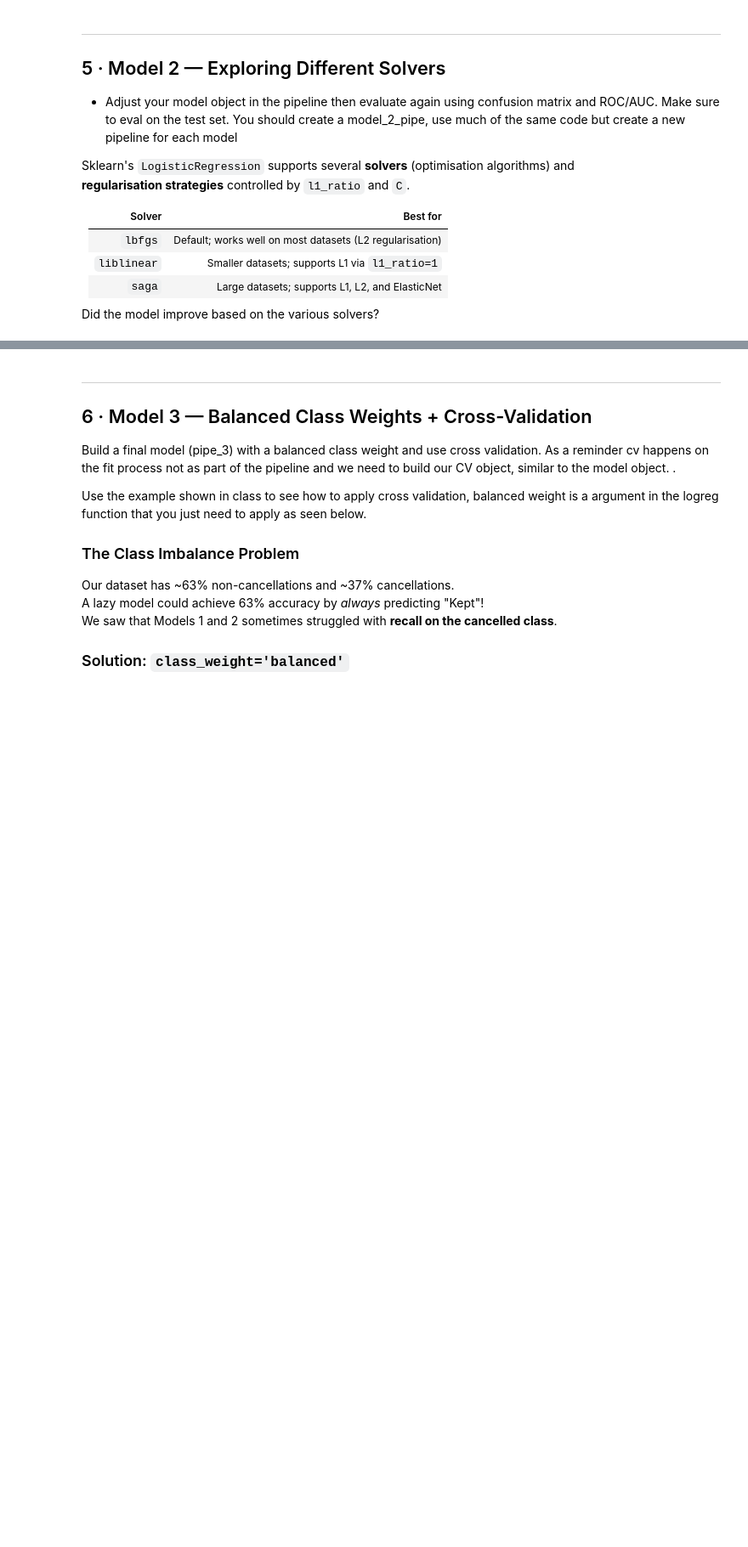
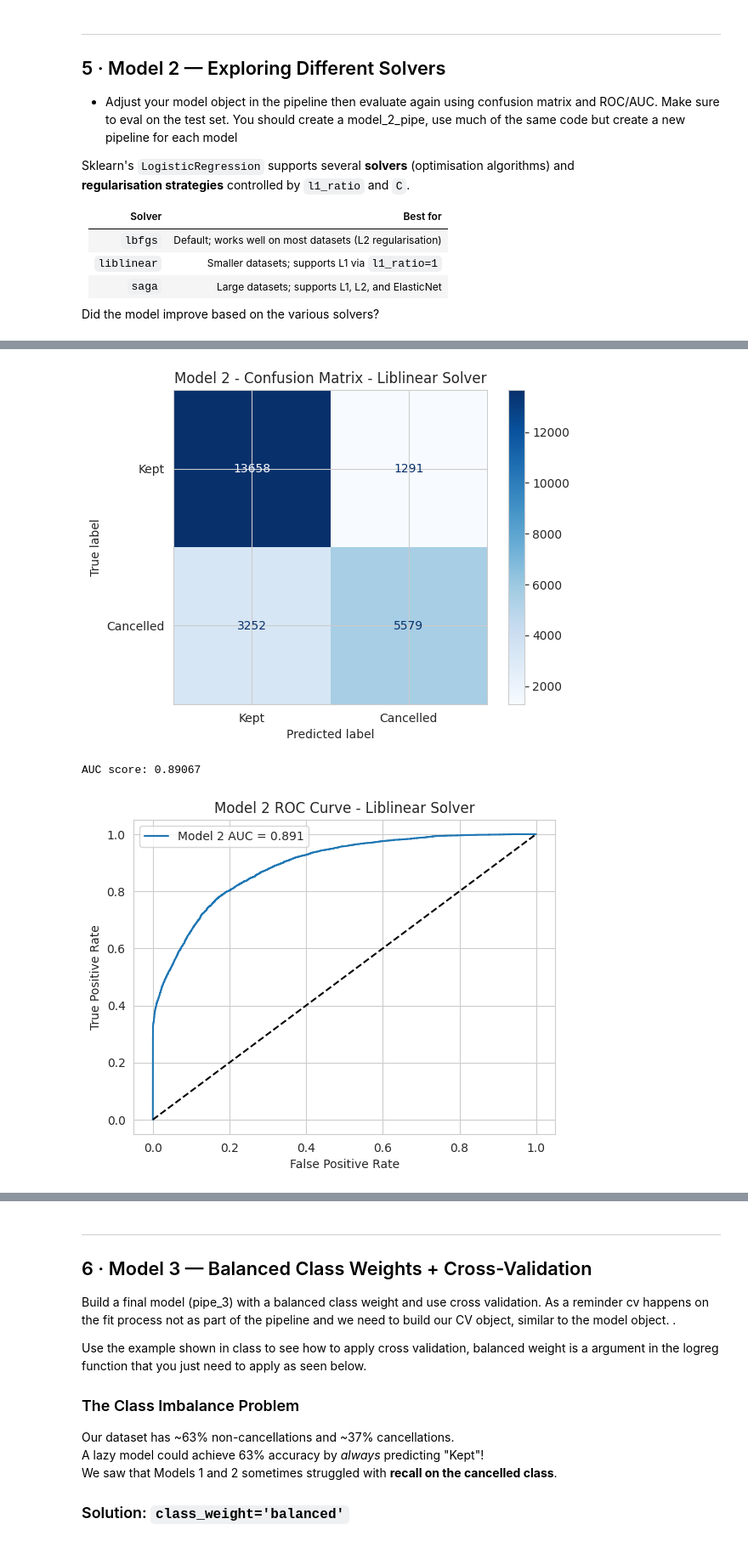
Before and after one commit to kenzkleczynski/week_8, a Jupyter notebook: hotel_cancellation_lab.ipynb, the cells around one changed output, grey strips where cells are left out. Shown at 85% size. Drawn from its saved outputs; the diff is of its cells as text; code cells hidden in the pictures; blank space fills up the shorter version.

```diff
--- a/hotel_cancellation_lab.ipynb
+++ b/hotel_cancellation_lab.ipynb
@@ -183,0 +401,6 @@ Did the model improve based on the various solvers?
+# %%
+model_2_lib = Pipeline([
+    ('preprocessor', preprocessor),
+    ('classifier', LogisticRegression(solver='liblinear', max_iter=200))
+])
+model_2_lib.fit(X_train, y_train) #run model on trinaing
@@ -183,0 +425,28 @@ Did the model improve based on the various solvers?
+# %%
+#use same methodsa as above to show confustion and auc for the new model
+
+# confusion matrix
+y_pred_m2 = model_2_lib.predict(X_test)
+cm_m2 = confusion_matrix(y_test, y_pred_m2)
+disp_m2 = ConfusionMatrixDisplay(confusion_matrix=cm_m2, display_labels=['Kept', 'Cancelled'])
+disp_m2.plot(cmap='Blues')
+plt.title('Model 2 - Confusion Matrix - Liblinear Solver')
+plt.show()
+
+# ROC/AUC
+y_prob_m2 = model_2_lib.predict_proba(X_test)[:, 1]
+fpr_m2, tpr_m2, _ = roc_curve(y_test, y_prob_m2)
+auc_m2 = roc_auc_score(y_test, y_prob_m2)
+print(f'AUC score: {auc_m2:.5f}')
+
+plt.plot(fpr_m2, tpr_m2, label=f'Model 2 AUC = {auc_m2:.3f}')
+plt.plot([0,1],[0,1], 'k--')
+plt.xlabel('False Positive Rate')
+plt.ylabel('True Positive Rate')
+plt.title('Model 2 ROC Curve - Liblinear Solver')
+plt.legend()
+plt.show()
+# %% [output]
+[figure, added]
+AUC score: 0.89067
+[figure, added]
```
Also changed, not shown: parts of 47 cells of this notebook.
